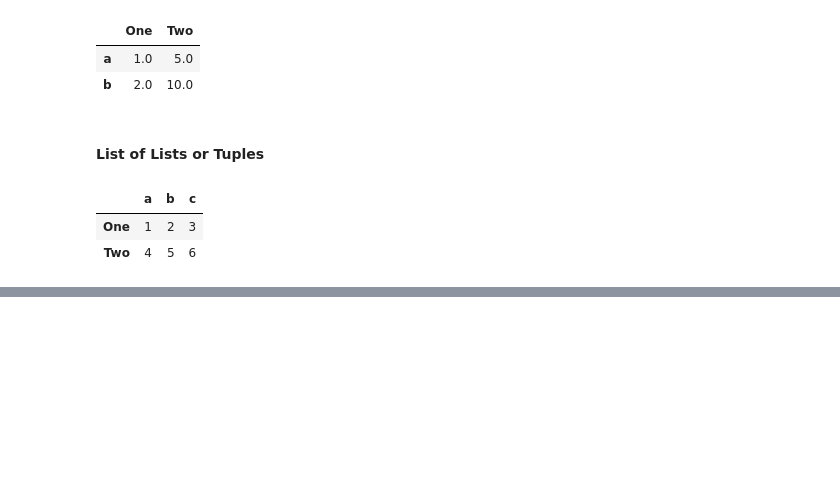
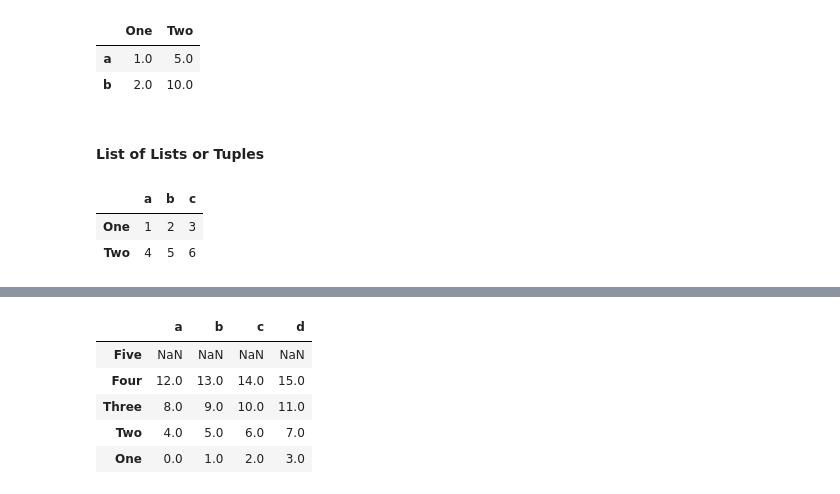
Before and after one commit to kennyrnwilson/python, a Jupyter notebook: pandas/dataframe.ipynb, the cells around one changed output, grey strips where cells are left out. Saved outputs shown, nothing was run; the diff lists cells and outputs as text; code cells hidden in the pictures; blank space fills up the shorter version.

Commit message:
Added Indexing DataFrame

```diff
--- a/pandas/dataframe.ipynb
+++ b/pandas/dataframe.ipynb
@@ -251,0 +260,3 @@ pd.DataFrame(data, index=['One','Two'], columns=['a','b', 'c'])
+# %%
+df1 = pd.DataFrame(np.arange(16).reshape(4,4), index=["One", "Two", "Three", "Four"], columns=['a','b','c','d'])
+df1
@@ -251,0 +269,9 @@ pd.DataFrame(data, index=['One','Two'], columns=['a','b', 'c'])
+# %%
+df1.reindex(['Five','Four', 'Three', 'Two', "One"])
+# %% [output]
+|  | a | b | c | d |
+| Five | NaN | NaN | NaN | NaN |
+| Four | 12.0 | 13.0 | 14.0 | 15.0 |
+| Three | 8.0 | 9.0 | 10.0 | 11.0 |
+| Two | 4.0 | 5.0 | 6.0 | 7.0 |
+| One | 0.0 | 1.0 | 2.0 | 3.0 |
```
Also changed, not shown: parts of 7 cells of this notebook.
